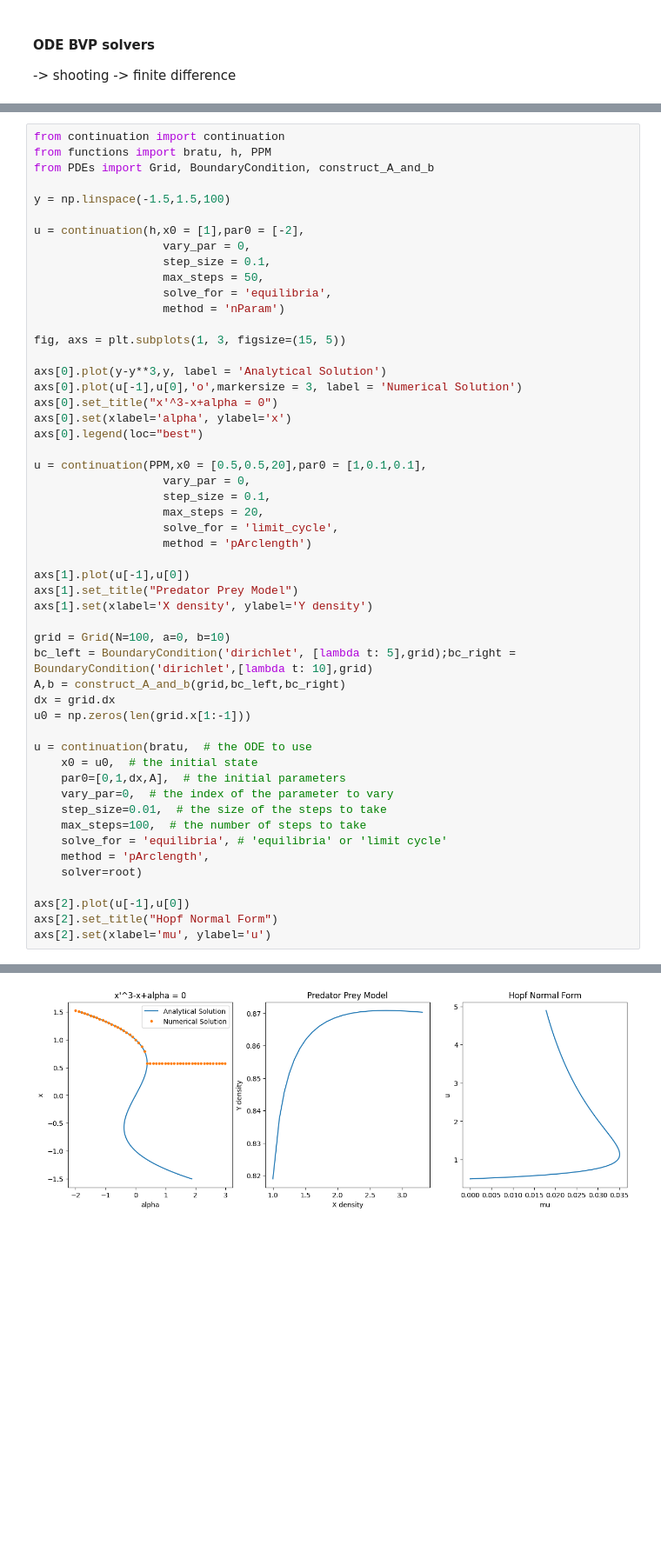
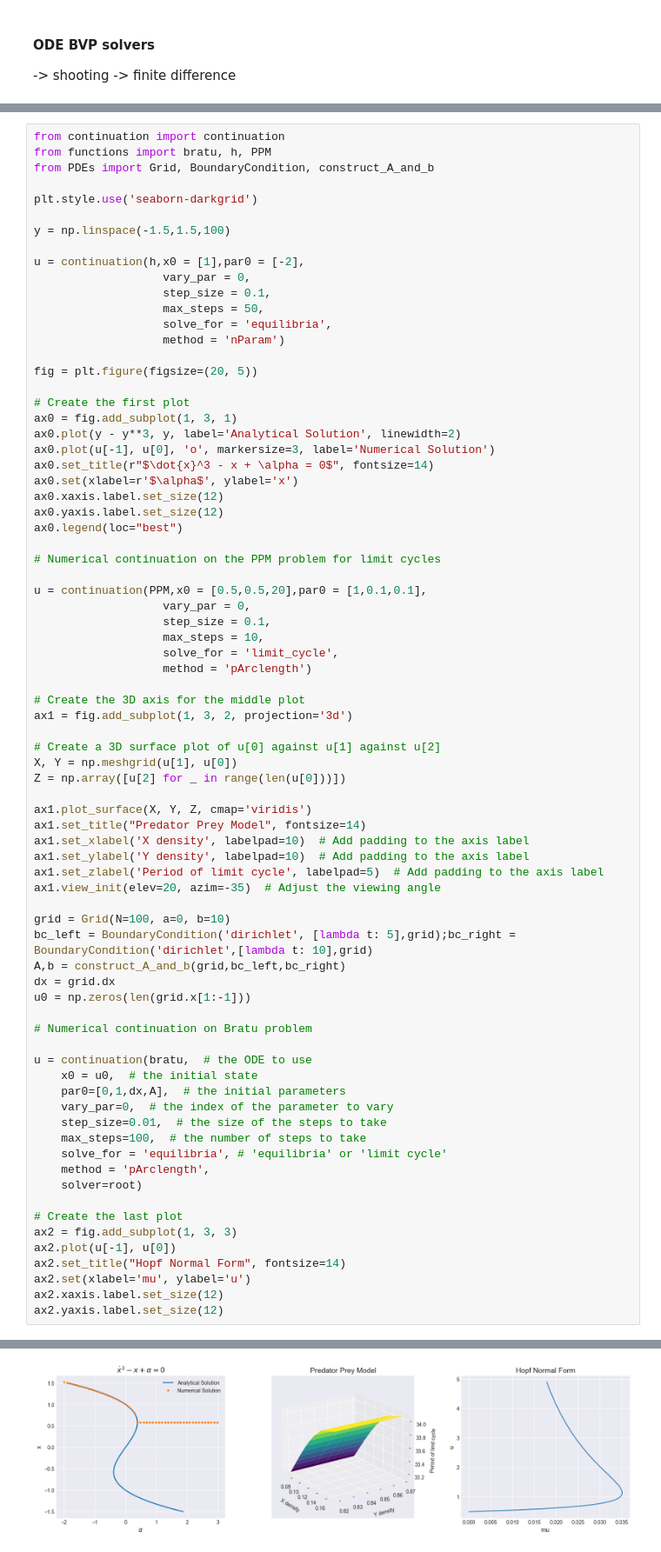
Before and after one commit to MikeJohnson424/emat30008, a Jupyter notebook: report.ipynb, the cells around one changed output, grey strips where cells are left out. Shown: that part at 87% size. Saved outputs shown, nothing was run; the diff lists cells and outputs as text; blank space fills up the shorter version.

```diff
--- a/report.ipynb
+++ b/report.ipynb
@@ -109,6 +185,8 @@ We will now demonstrate continuation used for solving equilibria of a basic ODE
 from continuation import continuation
 from functions import bratu, h, PPM
 from PDEs import Grid, BoundaryCondition, construct_A_and_b
+
+plt.style.use('seaborn-darkgrid')
 
 y = np.linspace(-1.5,1.5,100)
 
@@ -119,30 +197,48 @@ u = continuation(h,x0 = [1],par0 = [-2],
                    solve_for = 'equilibria',
                    method = 'nParam')
 
-fig, axs = plt.subplots(1, 3, figsize=(15, 5))
+fig = plt.figure(figsize=(20, 5))
 
-axs[0].plot(y-y**3,y, label = 'Analytical Solution')
-axs[0].plot(u[-1],u[0],'o',markersize = 3, label = 'Numerical Solution')
-axs[0].set_title("x'^3-x+alpha = 0")
-axs[0].set(xlabel='alpha', ylabel='x')
-axs[0].legend(loc="best")
+# Create the first plot
+ax0 = fig.add_subplot(1, 3, 1)
+ax0.plot(y - y**3, y, label='Analytical Solution', linewidth=2)
+ax0.plot(u[-1], u[0], 'o', markersize=3, label='Numerical Solution')
+ax0.set_title(r"$\dot{x}^3 - x + \alpha = 0$", fontsize=14)
+ax0.set(xlabel=r'$\alpha$', ylabel='x')
+ax0.xaxis.label.set_size(12)
+ax0.yaxis.label.set_size(12)
+ax0.legend(loc="best")
+
+# Numerical continuation on the PPM problem for limit cycles
 
 u = continuation(PPM,x0 = [0.5,0.5,20],par0 = [1,0.1,0.1],
                    vary_par = 0,
                    step_size = 0.1,
-                   max_steps = 20,
+                   max_steps = 10,
                    solve_for = 'limit_cycle',
                    method = 'pArclength')
 
-axs[1].plot(u[-1],u[0])
-axs[1].set_title("Predator Prey Model")
-axs[1].set(xlabel='X density', ylabel='Y density')
+# Create the 3D axis for the middle plot
+ax1 = fig.add_subplot(1, 3, 2, projection='3d')
+
+# Create a 3D surface plot of u[0] against u[1] against u[2]
+X, Y = np.meshgrid(u[1], u[0])
+Z = np.array([u[2] for _ in range(len(u[0]))])
+
+ax1.plot_surface(X, Y, Z, cmap='viridis')
+ax1.set_title("Predator Prey Model", fontsize=14)
+ax1.set_xlabel('X density', labelpad=10)  # Add padding to the axis label
+ax1.set_ylabel('Y density', labelpad=10)  # Add padding to the axis label
+ax1.set_zlabel('Period of limit cycle', labelpad=5)  # Add padding to the axis label
+ax1.view_init(elev=20, azim=-35)  # Adjust the viewing angle
 
 grid = Grid(N=100, a=0, b=10)
 bc_left = BoundaryCondition('dirichlet', [lambda t: 5],grid);bc_right = BoundaryCondition('dirichlet',[lambda t: 10],grid)
 A,b = construct_A_and_b(grid,bc_left,bc_right)
 dx = grid.dx
 u0 = np.zeros(len(grid.x[1:-1]))
+
+# Numerical continuation on Bratu problem
 
 u = continuation(bratu,  # the ODE to use
     x0 = u0,  # the initial state
@@ -154,7 +250,11 @@ u = continuation(bratu,  # the ODE to use
     method = 'pArclength',
     solver=root)
 
-axs[2].plot(u[-1],u[0])
-axs[2].set_title("Hopf Normal Form")
-axs[2].set(xlabel='mu', ylabel='u')
+# Create the last plot
+ax2 = fig.add_subplot(1, 3, 3)
+ax2.plot(u[-1], u[0])
+ax2.set_title("Hopf Normal Form", fontsize=14)
+ax2.set(xlabel='mu', ylabel='u')
+ax2.xaxis.label.set_size(12)
+ax2.yaxis.label.set_size(12)
 # %% [output]
@@ -162 +261 @@ axs[2].set(xlabel='mu', ylabel='u')
-[figure, old version]
+[figure, new version]
```
Also changed, not shown: parts of 9 cells of this notebook, 5 other files.
